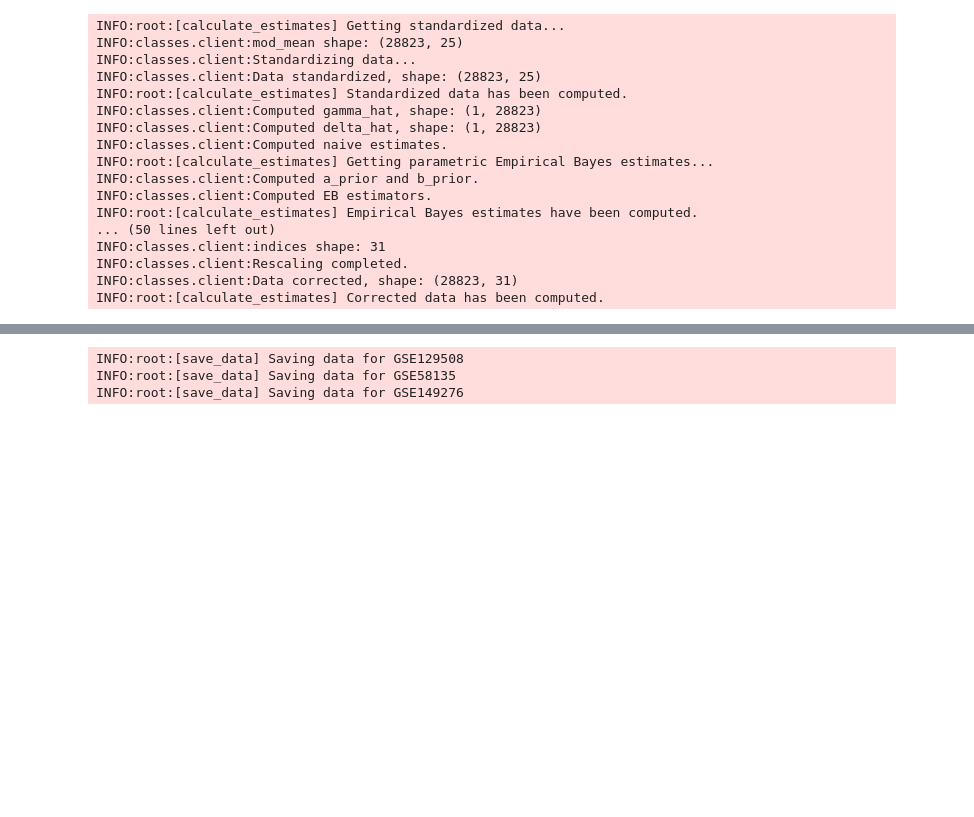
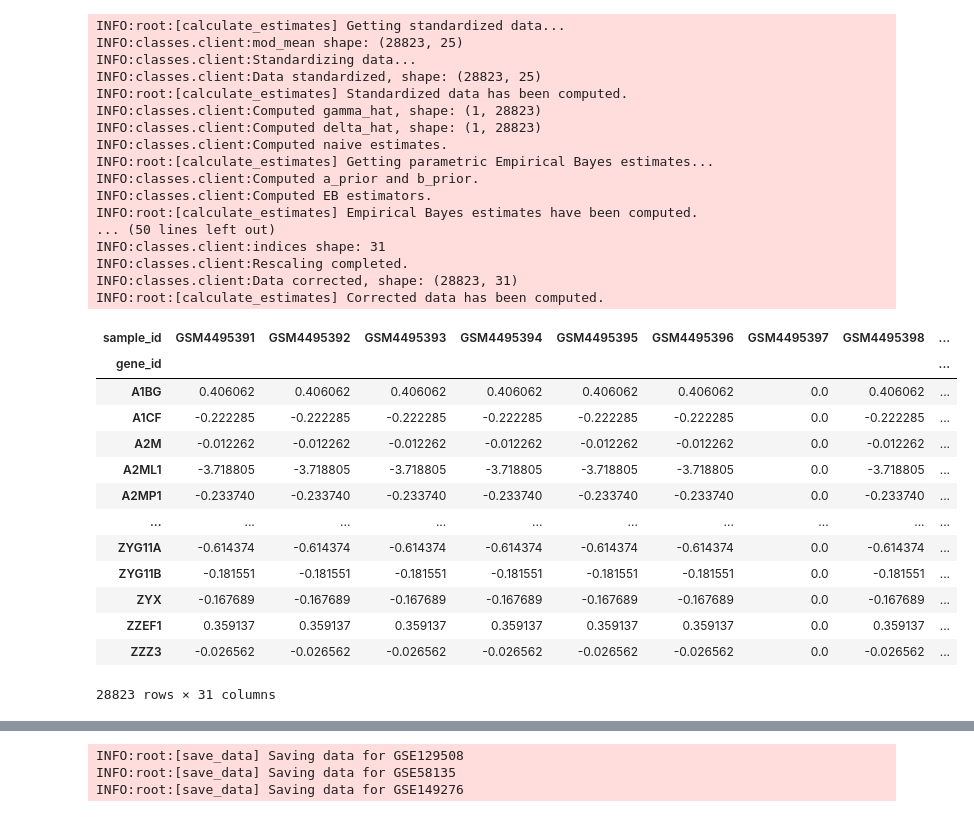
Before and after one commit to Freddsle/ComBatFed, a Jupyter notebook: utils/app_script.ipynb, the cells around one changed output, grey strips where cells are left out. Drawn from its saved outputs; the diff is of its cells as text; code cells hidden in the pictures; blank space fills up the shorter version.

```diff
--- a/utils/app_script.ipynb
+++ b/utils/app_script.ipynb
@@ -292,3 +308,20 @@ INFO:classes.client:indices shape: 31
 INFO:classes.client:Rescaling completed.
 INFO:classes.client:Data corrected, shape: (28823, 31)
 INFO:root:[calculate_estimates] Corrected data has been computed.
+# %%
+client.mod_mean
+# %% [output]
+| sample_id | GSM4495391 | GSM4495392 | GSM4495393 | GSM4495394 | GSM4495395 | GSM4495396 | GSM4495397 | GSM4495398 | ... |
+| gene_id |  |  |  |  |  |  |  |  | ... |
+| A1BG | 0.406062 | 0.406062 | 0.406062 | 0.406062 | 0.406062 | 0.406062 | 0.0 | 0.406062 | ... |
+| A1CF | -0.222285 | -0.222285 | -0.222285 | -0.222285 | -0.222285 | -0.222285 | 0.0 | -0.222285 | ... |
+| A2M | -0.012262 | -0.012262 | -0.012262 | -0.012262 | -0.012262 | -0.012262 | 0.0 | -0.012262 | ... |
+| A2ML1 | -3.718805 | -3.718805 | -3.718805 | -3.718805 | -3.718805 | -3.718805 | 0.0 | -3.718805 | ... |
+| A2MP1 | -0.233740 | -0.233740 | -0.233740 | -0.233740 | -0.233740 | -0.233740 | 0.0 | -0.233740 | ... |
+| ... | ... | ... | ... | ... | ... | ... | ... | ... | ... |
+| ZYG11A | -0.614374 | -0.614374 | -0.614374 | -0.614374 | -0.614374 | -0.614374 | 0.0 | -0.614374 | ... |
+| ZYG11B | -0.181551 | -0.181551 | -0.181551 | -0.181551 | -0.181551 | -0.181551 | 0.0 | -0.181551 | ... |
+| ZYX | -0.167689 | -0.167689 | -0.167689 | -0.167689 | -0.167689 | -0.167689 | 0.0 | -0.167689 | ... |
+| ZZEF1 | 0.359137 | 0.359137 | 0.359137 | 0.359137 | 0.359137 | 0.359137 | 0.0 | 0.359137 | ... |
+| ZZZ3 | -0.026562 | -0.026562 | -0.026562 | -0.026562 | -0.026562 | -0.026562 | 0.0 | -0.026562 | ... |
+28823 rows × 31 columns
```
Also changed, not shown: parts of 2 cells of this notebook, 19 other files.
